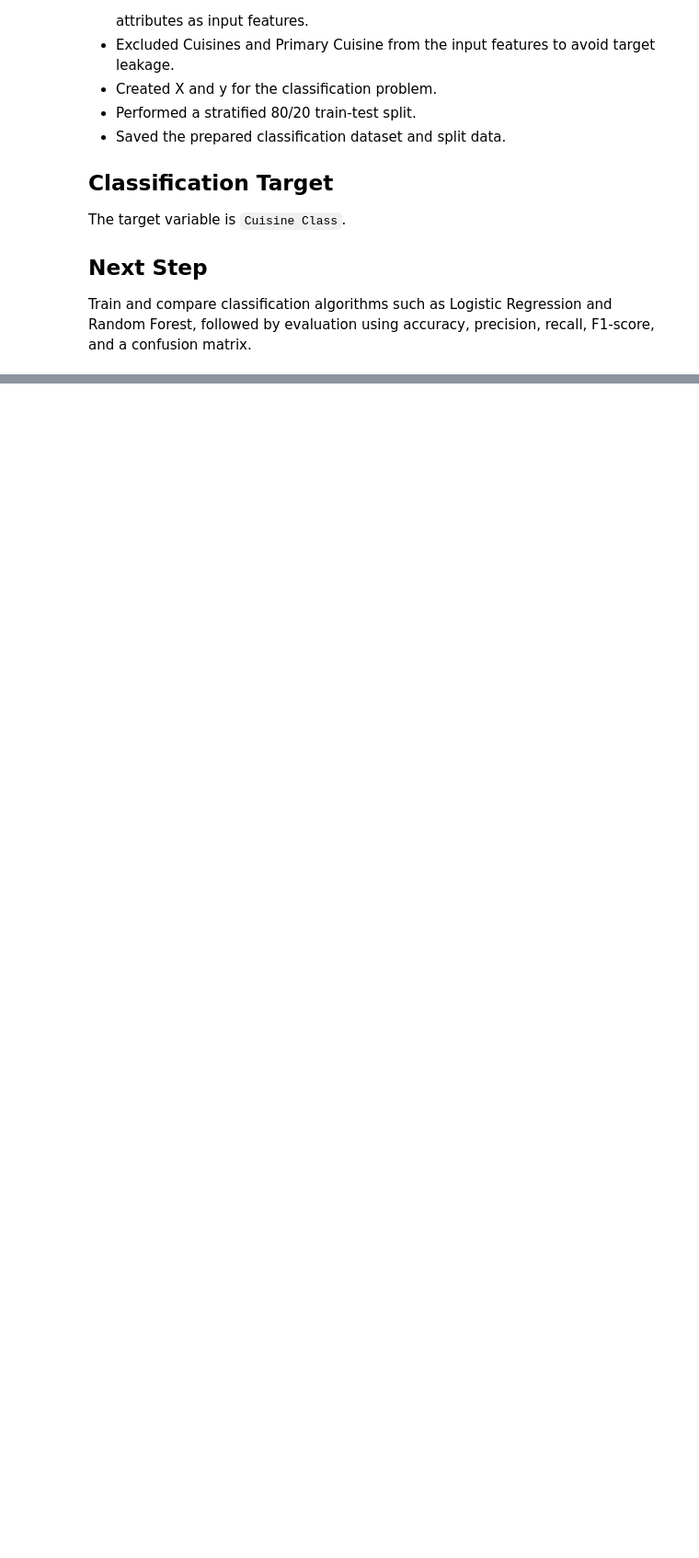
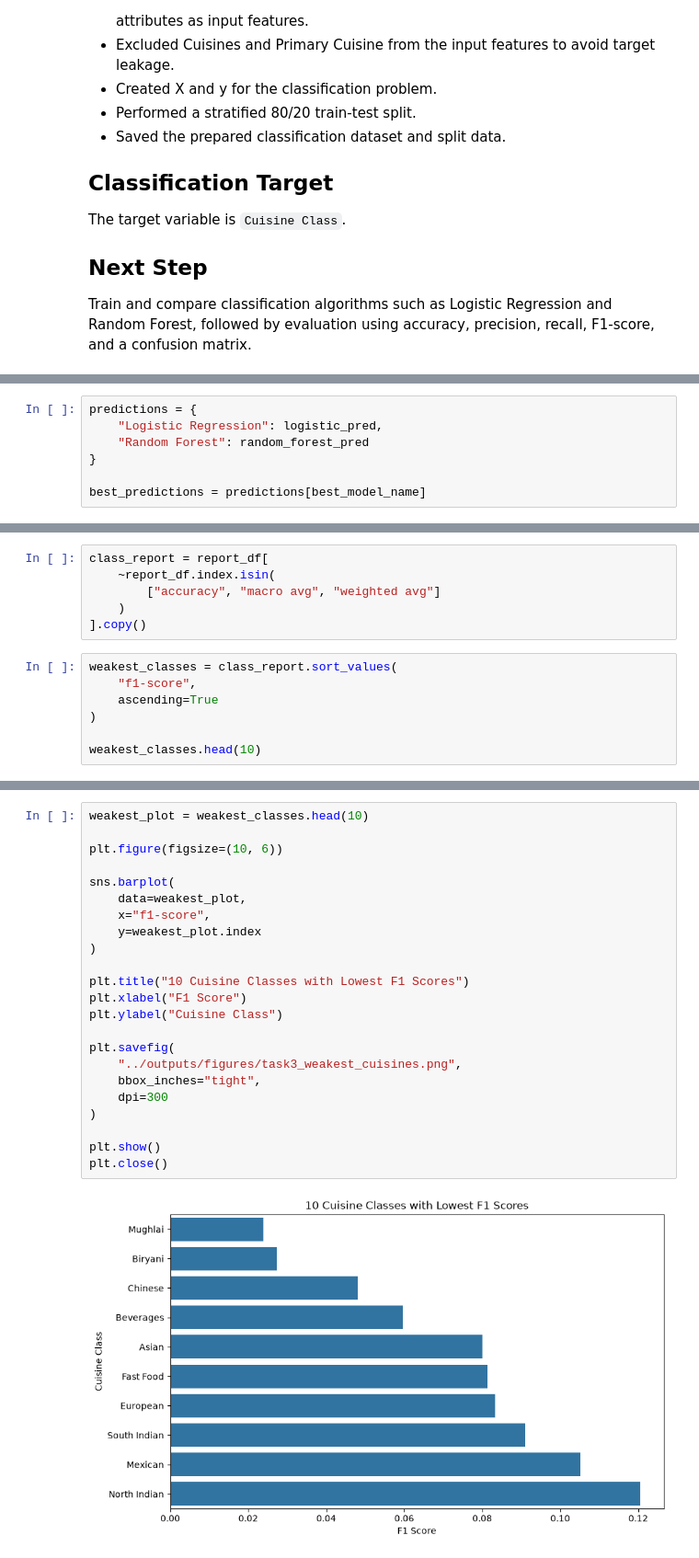
Before and after one commit to aniketsatav/cognifyz-machine-learning-internship, a Jupyter notebook: notebooks/04_Task3_Cuisine_Classification.ipynb, the cells around one changed output, grey strips where cells are left out. Shown at 92% size. Saved outputs shown, nothing was run; the diff lists cells and outputs as text; blank space fills up the shorter version.

```diff
--- a/notebooks/04_Task3_Cuisine_Classification.ipynb
+++ b/notebooks/04_Task3_Cuisine_Classification.ipynb
@@ -525,0 +961,7 @@ accuracy, precision, recall, F1-score, and a confusion matrix.
+# %%
+predictions = {
+    "Logistic Regression": logistic_pred,
+    "Random Forest": random_forest_pred
+}
+
+best_predictions = predictions[best_model_name]
@@ -525,0 +1027,13 @@ accuracy, precision, recall, F1-score, and a confusion matrix.
+# %%
+class_report = report_df[
+    ~report_df.index.isin(
+        ["accuracy", "macro avg", "weighted avg"]
+    )
+].copy()
+# %%
+weakest_classes = class_report.sort_values(
+    "f1-score",
+    ascending=True
+)
+
+weakest_classes.head(10)
@@ -525,0 +1071,25 @@ accuracy, precision, recall, F1-score, and a confusion matrix.
+# %%
+weakest_plot = weakest_classes.head(10)
+
+plt.figure(figsize=(10, 6))
+
+sns.barplot(
+    data=weakest_plot,
+    x="f1-score",
+    y=weakest_plot.index
+)
+
+plt.title("10 Cuisine Classes with Lowest F1 Scores")
+plt.xlabel("F1 Score")
+plt.ylabel("Cuisine Class")
+
+plt.savefig(
+    "../outputs/figures/task3_weakest_cuisines.png",
+    bbox_inches="tight",
+    dpi=300
+)
+
+plt.show()
+plt.close()
+# %% [output]
+[figure, added]
```
Also changed, not shown: parts of 40 cells of this notebook, 8 other files.
